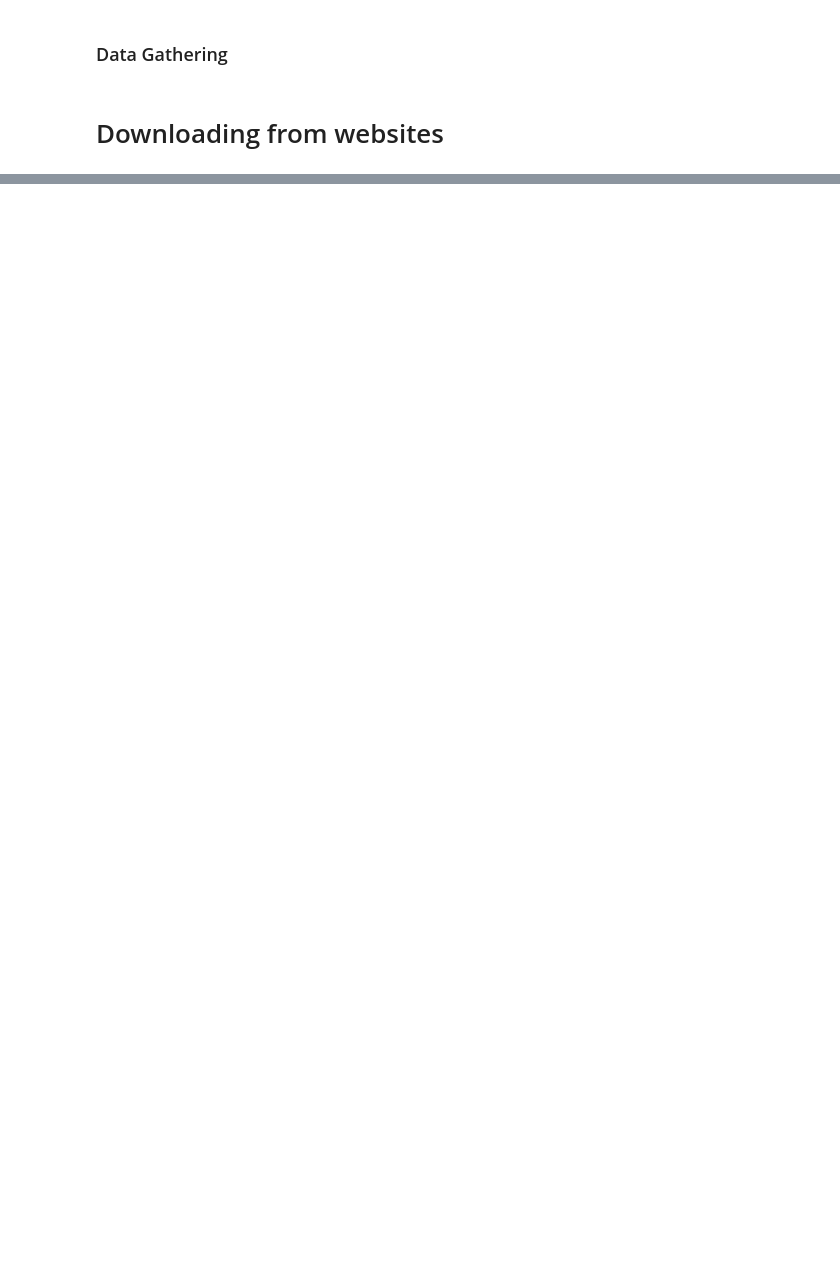
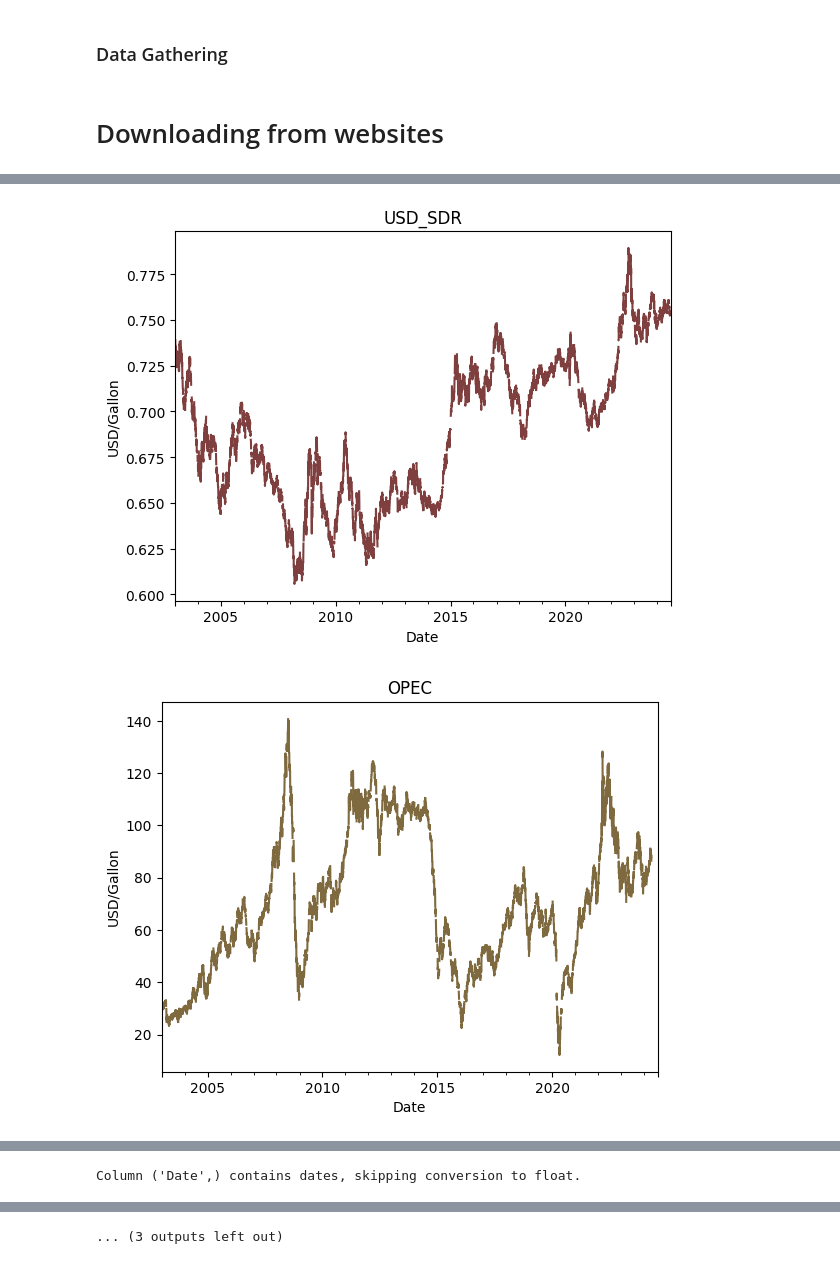
Before and after one commit to rsarpongstreetor/2DayCourse, a Jupyter notebook: Downloading_Data_PhD_Jan_2024.ipynb, the cells around one changed output, grey strips where cells are left out. Cells and saved outputs as stored; diff of their text form; code cells hidden in the pictures; blank space fills up the shorter version.

```diff
--- a/Downloading_Data_PhD_Jan_2024.ipynb
+++ b/Downloading_Data_PhD_Jan_2024.ipynb
@@ -954,0 +801,33 @@ ParseError: syntax error: line 1, column 0 (<string>)
+# %%
+import pandas as pd
+import matplotlib.pyplot as plt
+import colorsys  # Import colorsys for color conversion
+
+def get_N_HexCol(N=9):
+    HSV_tuples = [(x * 1.0 / N, 0.5, 0.5) for x in range(N)]
+    hex_out = []
+    for rgb in HSV_tuples:
+        rgb = map(lambda x: int(x * 255), colorsys.hsv_to_rgb(*rgb))
+        hex_out.append('#%02x%02x%02x' % tuple(rgb))
+    return hex_out
+
+# Call the function to get the list of colors
+color_sequences = get_N_HexCol()  # Now color_sequences holds the list of hex colors
+
+for i in range(114):
+    # Use .iloc for integer-location based indexing
+    data = FFFF.iloc[:,i:i+1]
+
+    # Check if the column contains datetime objects
+    if pd.api.types.is_datetime64_any_dtype(data.iloc[:, 0]):
+        print(f"Column {data.columns[0]} contains dates, skipping conversion to float.")
+        continue  # Skip to the next iteration
+
+    # Assuming FFFF is a DataFrame
+    dffff = pd.Series(data.iloc[:, 0].astype(float))  # Extract the single column as a Series
+    plot1 = dffff.plot(title=f"{data.columns[0]}", color=color_sequences[i % len(color_sequences)])  # Pass color to the plot function
+    plt.ylabel('USD/Gallon')
+    plt.show()
+# %% [output]
+[figure, added]
+[figure, added]
@@ -954,0 +836 @@ ParseError: syntax error: line 1, column 0 (<string>)
+Column ('Date',) contains dates, skipping conversion to float.
@@ -954,0 +844 @@ ParseError: syntax error: line 1, column 0 (<string>)
+... (3 outputs left out)
```
Also changed, not shown: parts of 17 cells of this notebook.
